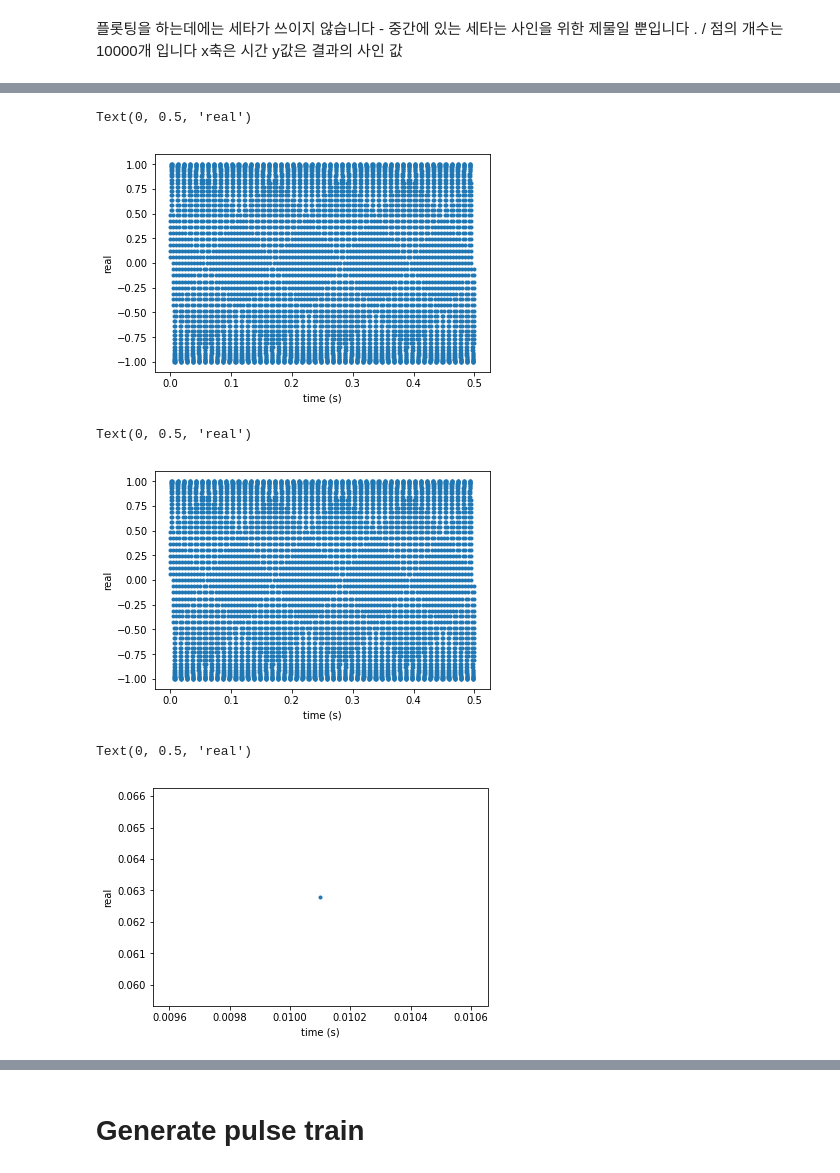
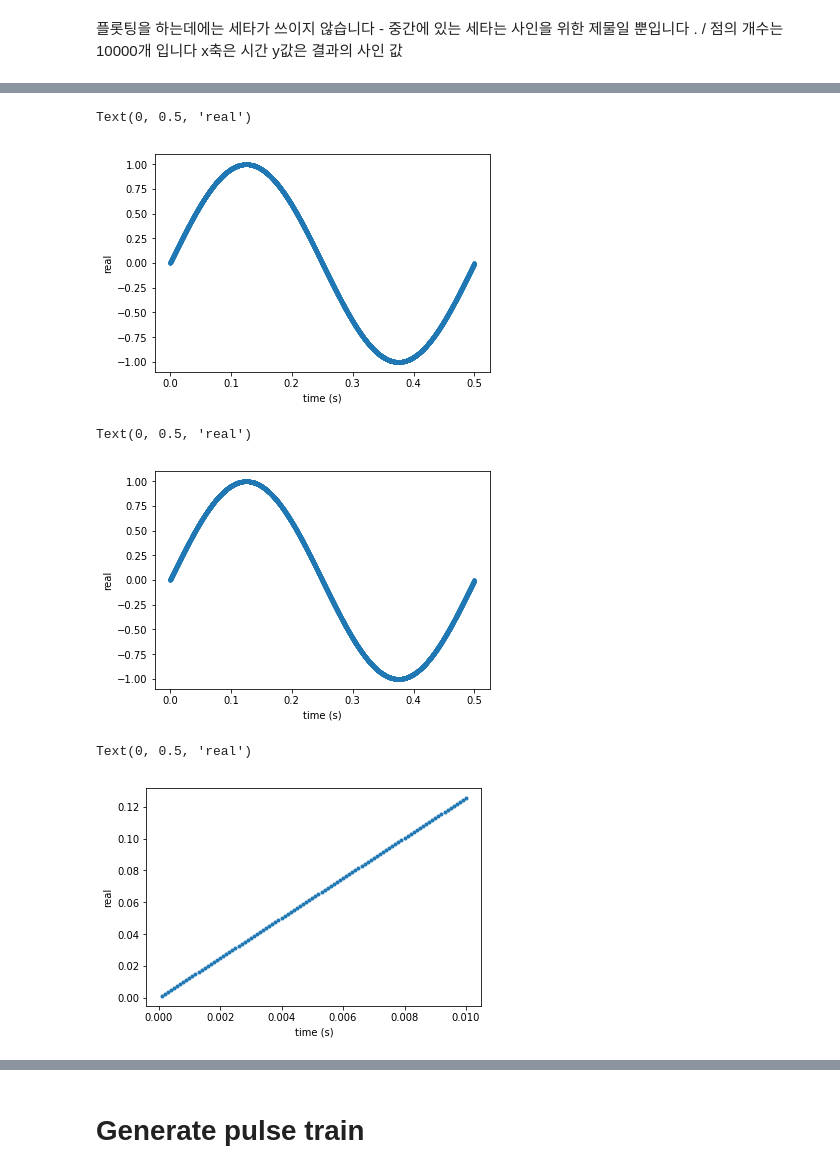
Before and after one commit to HeeSanShin/CLASS2019SPRING, a Jupyter notebook: sound.ipynb, the cells around one changed output, grey strips where cells are left out. Saved outputs shown, nothing was run; the diff lists cells and outputs as text; code cells hidden in the pictures.

```diff
--- a/sound.ipynb
+++ b/sound.ipynb
@@ -50,0 +54,3 @@ array([1.000e-04, 2.000e-04, 3.000e-04, ..., 4.997e-01, 4.998e-01,
+# %%
+t = np.arange(1, sr * dur+1)/sr
+len(t)
@@ -58,7 +66,7 @@ sign wave의 형태를 파악하는 것입니다
 amp = 1     # range [0.0, 1.0]
 sr = 10000       # sampling rate, Hz, must be integer
 dur = 1   # in seconds, may be float
-freq = 1        # sine frequency, Hz, may be float
+freq = 2      # sine frequency, Hz, may be float
 # %% [markdown]
 1초에 1번있냐 두번 있냐 freq는 1초에 1번으로 위는 정의한 거임 / 이때 프리퀀시가 정해지면 time을 radian값으로 정해질수 있다
 밑은 위를 응용한 것
@@ -80,7 +88,7 @@ t와 theta는 len가 같습니다. 이런게 시험문제임 radian과 time은
 이에 대한 쪼개짐은 시간이 결정하니까 시간이 중요한거임
 # %%
 # generate signal by cosine-phasor
-s = np.sin(theta)
+s = amp*np.sin(theta)
 # %% [markdown]
 마찬가지로 t/theta/s 똑같은 len을 가집니다 / 이를 plot하는 것입니다
 # %% [markdown]
@@ -103,7 +117,7 @@ ax.set_xlabel('time (s)')
 ax.set_ylabel('real')
 # %% [output]
 Text(0, 0.5, 'real')
-[figure, old version]
+[figure, new version]
 # %%
 fig = plt.figure()
 ax = fig.add_subplot(111)
@@ -112,16 +126,16 @@ ax.set_xlabel('time (s)')
 ax.set_ylabel('real')
 # %% [output]
 Text(0, 0.5, 'real')
-[figure, old version]
+[figure, new version]
 # %%
 fig = plt.figure()
 ax = fig.add_subplot(111)
-ax.plot(t[100], s[100], '.')
+ax.plot(t[0:100], s[0:100], '.')
 ax.set_xlabel('time (s)')
 ax.set_ylabel('real')
 # %% [output]
 Text(0, 0.5, 'real')
-[figure, old version]
+[figure, new version]
 # %%
 fig = plt.figure()
 ax = fig.add_subplot(111)
```
Also changed, not shown: parts of 22 cells of this notebook.
